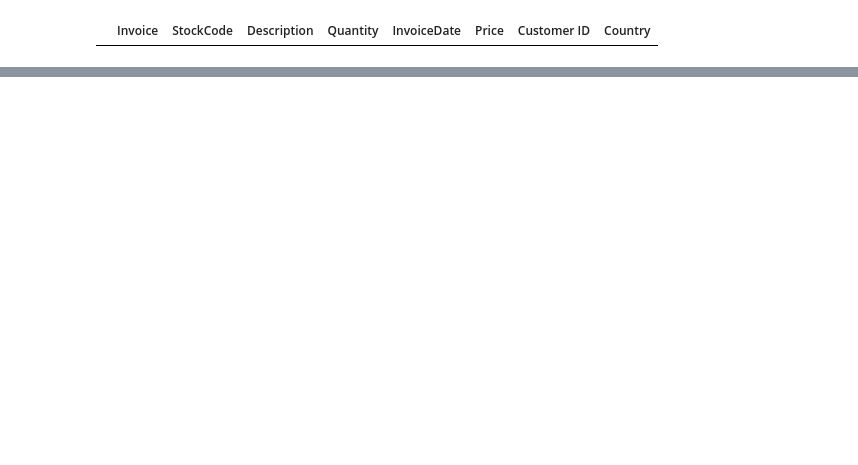
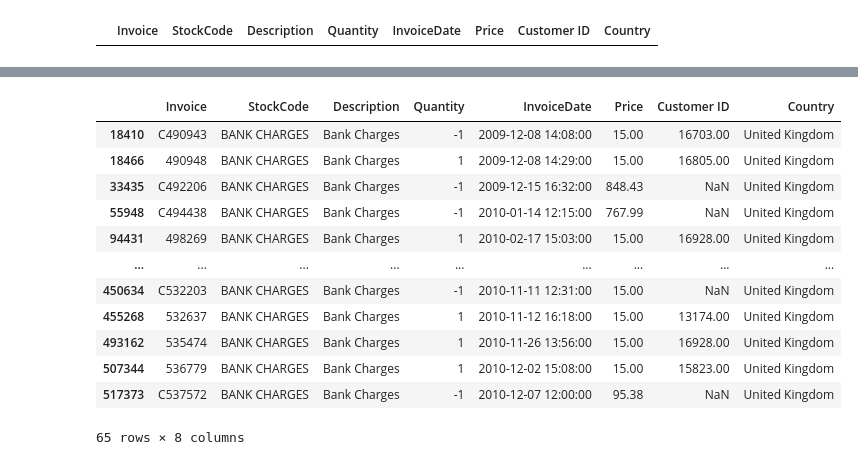
Before and after one commit to NoahSchwarzrock/online_retail_data, a Jupyter notebook: online_retail_data_clustering.ipynb, the cells around one changed output, grey strips where cells are left out. Saved outputs shown, nothing was run; the diff lists cells and outputs as text; code cells hidden in the pictures; blank space fills up the shorter version.

```diff
--- a/online_retail_data_clustering.ipynb
+++ b/online_retail_data_clustering.ipynb
@@ -430,0 +432,17 @@ df[df["StockCode"].str.contains("^AMAZONFEE$")]
+# %%
+# Bank charges, exclude
+df[df["StockCode"].str.contains("^BANK CHARGES$")]
+# %% [output]
+|  | Invoice | StockCode | Description | Quantity | InvoiceDate | Price | Customer ID | Country |
+| 18410 | C490943 | BANK CHARGES | Bank Charges | -1 | 2009-12-08 14:08:00 | 15.00 | 16703.00 | United Kingdom |
+| 18466 | 490948 | BANK CHARGES | Bank Charges | 1 | 2009-12-08 14:29:00 | 15.00 | 16805.00 | United Kingdom |
+| 33435 | C492206 | BANK CHARGES | Bank Charges | -1 | 2009-12-15 16:32:00 | 848.43 | NaN | United Kingdom |
+| 55948 | C494438 | BANK CHARGES | Bank Charges | -1 | 2010-01-14 12:15:00 | 767.99 | NaN | United Kingdom |
+| 94431 | 498269 | BANK CHARGES | Bank Charges | 1 | 2010-02-17 15:03:00 | 15.00 | 16928.00 | United Kingdom |
+| ... | ... | ... | ... | ... | ... | ... | ... | ... |
+| 450634 | C532203 | BANK CHARGES | Bank Charges | -1 | 2010-11-11 12:31:00 | 15.00 | NaN | United Kingdom |
+| 455268 | 532637 | BANK CHARGES | Bank Charges | 1 | 2010-11-12 16:18:00 | 15.00 | 13174.00 | United Kingdom |
+| 493162 | 535474 | BANK CHARGES | Bank Charges | 1 | 2010-11-26 13:56:00 | 15.00 | 16928.00 | United Kingdom |
+| 507344 | 536779 | BANK CHARGES | Bank Charges | 1 | 2010-12-02 15:08:00 | 15.00 | 15823.00 | United Kingdom |
+| 517373 | C537572 | BANK CHARGES | Bank Charges | -1 | 2010-12-07 12:00:00 | 95.38 | NaN | United Kingdom |
+65 rows × 8 columns
```
Also changed, not shown: parts of 56 cells of this notebook.
